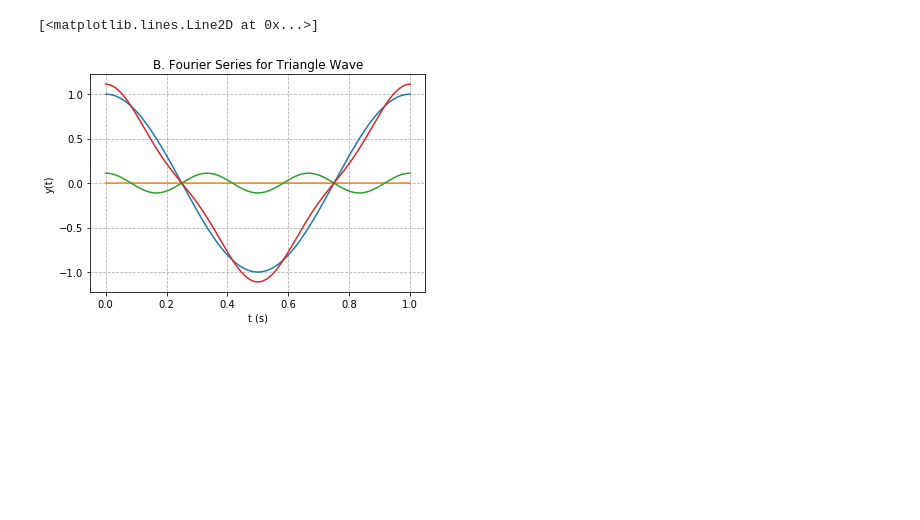
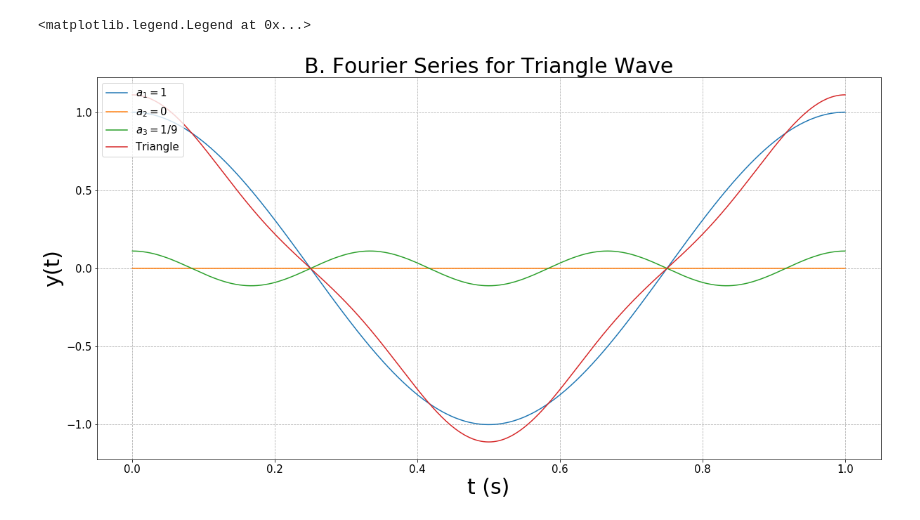
Before and after one commit to paolo-torres/Jupyter-Notebook, a Jupyter notebook: Fourier.ipynb, the cells around one changed output. Cells and saved outputs as stored; diff of their text form; code cells hidden in the pictures; blank space fills up the shorter version.

```diff
--- a/Fourier.ipynb
+++ b/Fourier.ipynb
@@ -1,37 +1,41 @@
 # %%
 # Import the required modules
 import matplotlib.pyplot as plt
 import numpy as np
 
 # Command to plot the figures inline in Jupyter environment
 %matplotlib inline
 
 fund_f = 1
 a = [1, 0, 1/9]
 t = np.arange(0, 1, 1/8000)
 y1 = []
 y2 = []
 y3 = []
 y = []
 
 for i in range(len(t)):
     value = a[0]*np.cos(2*np.pi*1*fund_f*t[i])
     y1.append(value)
     value = a[1]*np.cos(2*np.pi*2*fund_f*t[i])
     y2.append(value)
     value = a[2]*np.cos(2*np.pi*3*fund_f*t[i])
     y3.append(value)
 
 y = np.add(np.add(y1, y2), y3)
 
-plt.title("B. Fourier Series for Triangle Wave")
-plt.xlabel('t (s)')
-plt.ylabel("y(t)")
+plt.figure(figsize=(20,10))
+plt.title("B. Fourier Series for Triangle Wave", fontsize=30)
+plt.xlabel('t (s)', fontsize=30)
+plt.ylabel("y(t)", fontsize=30)
+plt.xticks(fontsize=15)
+plt.yticks(fontsize=15)
 plt.grid(linestyle='dashed')
-plt.plot(t, y1)
-plt.plot(t, y2)
-plt.plot(t, y3)
-plt.plot(t, y)
+plt.plot(t, y1, label=r'$a_1 = 1$')
+plt.plot(t, y2, label=r'$a_2 = 0$')
+plt.plot(t, y3, label=r'$a_3 = 1/9$')
+plt.plot(t, y, label='Triangle')
+plt.legend(loc='upper left', fontsize=15)
 # %% [output]
-[<matplotlib.lines.Line2D at 0x...>]
+<matplotlib.legend.Legend at 0x...>
-[figure, old version]
+[figure, new version]
```
